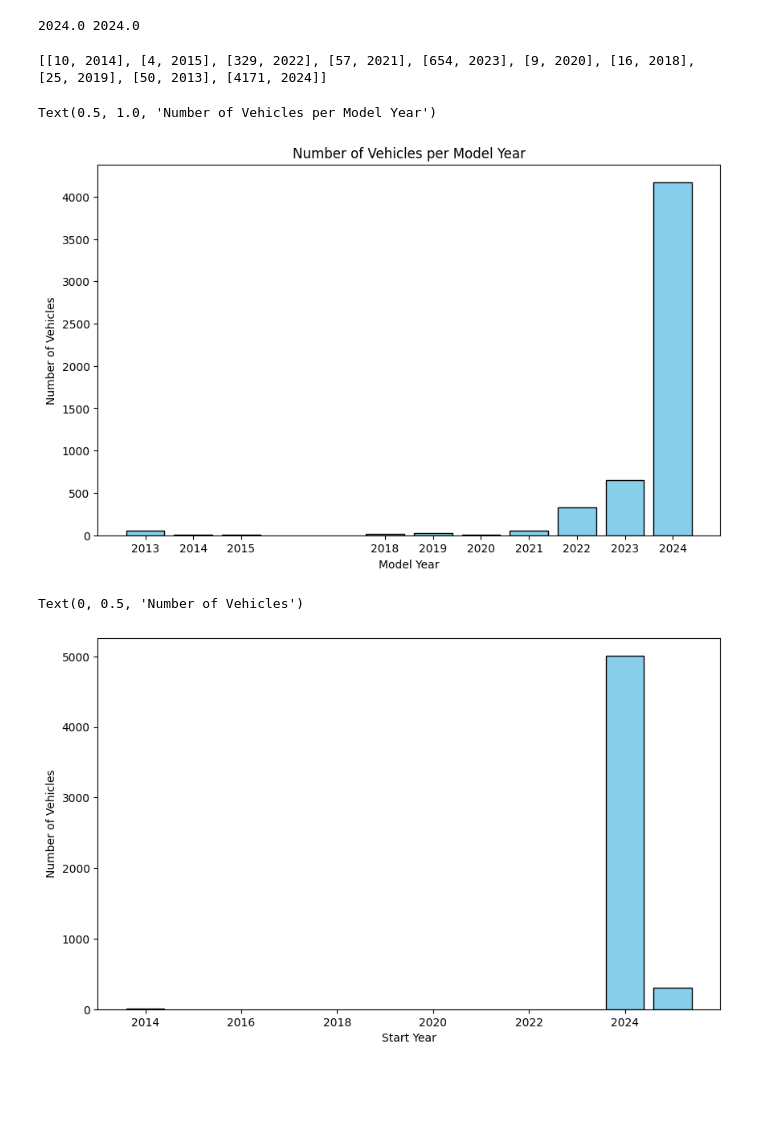
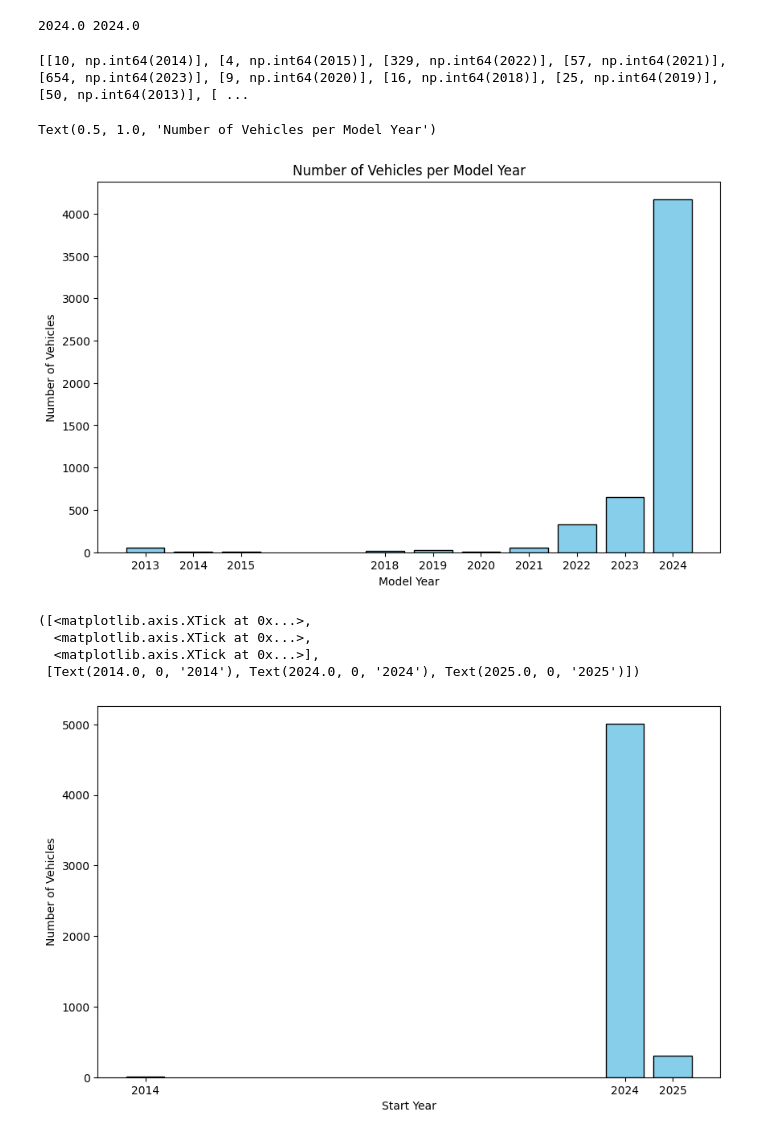
Before and after one commit to AlexWangVT/fleet_modeling, a Jupyter notebook: scripts/fleet_avl_merge.ipynb, the cells around one changed output. Cells and saved outputs as stored; diff of their text form; code cells hidden in the pictures; blank space fills up the shorter version.

Commit message:
complete data cleanning, merging, and melting

```diff
--- a/scripts/fleet_avl_merge.ipynb
+++ b/scripts/fleet_avl_merge.ipynb
@@ -33,10 +33,11 @@ def calculate_service_year(df):
 
     return df
 # %%
-avl_data_path = '../RND.csv'
+avl_data_path = '../data/RND.csv'
 fleet_data_path = '../Aramco Leased Vehicles - from 2012 up-to-date.xlsx'
 avl_data = pd.read_csv(avl_data_path)
 fleet_data = pd.read_excel(fleet_data_path)
+fleet_data['IMEI Unit'] = fleet_data['IMEI Unit'].astype(str)
 avl_data.columns = ['IMEI Unit', 'start_time', 'stop_time', 'distance_travelled', 'moving_time', 'idle_time', 'speed']
 print(len(avl_data['IMEI Unit'].unique()), len(fleet_data['IMEI Unit'].unique()))
 len(set(avl_data['IMEI Unit'].unique()) & set(fleet_data['IMEI Unit'].unique()))
@@ -46,5 +46,0 @@ len(set(avl_data['IMEI Unit'].unique()) & set(fleet_data['IMEI Unit'].unique()))
-# %%
-avl_data_path = '../RND.csv'
-fleet_data_path = '../Aramco Leased Vehicles - from 2012 up-to-date.xlsx'
-merge_df = merge_fleet_avl(fleet_data_path, avl_data_path)
-merge_df.head()
@@ -97,15 +90,19 @@ plt.xlabel('Model Year')
 plt.ylabel('Number of Vehicles')
 plt.title('Number of Vehicles per Model Year')
 # %% [output]
-[[10, 2014], [4, 2015], [329, 2022], [57, 2021], [654, 2023], [9, 2020], [16, 2018], [25, 2019], [50, 2013], [4171, 2024]]
+[[10, np.int64(2014)], [4, np.int64(2015)], [329, np.int64(2022)], [57, np.int64(2021)], [654, np.int64(2023)], [9, np.int64(2020)], [16, np.int64(2018)], [25, np.int64(2019)], [50, np.int64(2013)], [ ...
 Text(0.5, 1.0, 'Number of Vehicles per Model Year')
 [figure]
 # %%
-num_vehicle_per_start_year = merge_df.groupby('start_year')['IMEI Unit'].nunique()
+num_vehicle_per_start_year = df.groupby('start_year')['IMEI Unit'].nunique()
 plt.figure(figsize=(10, 6))
 plt.bar(num_vehicle_per_start_year.index, num_vehicle_per_start_year.values, color='skyblue', edgecolor='black')
 plt.xlabel('Start Year')
 plt.ylabel('Number of Vehicles')
+plt.xticks(num_vehicle_per_start_year.index)
 # %% [output]
-Text(0, 0.5, 'Number of Vehicles')
+([<matplotlib.axis.XTick at 0x...>,
+  <matplotlib.axis.XTick at 0x...>,
+  <matplotlib.axis.XTick at 0x...>],
+ [Text(2014.0, 0, '2014'), Text(2024.0, 0, '2024'), Text(2025.0, 0, '2025')])
-[figure, old version]
+[figure, new version]
```
Also changed, not shown: parts of 19 cells of this notebook, 11 other files.
